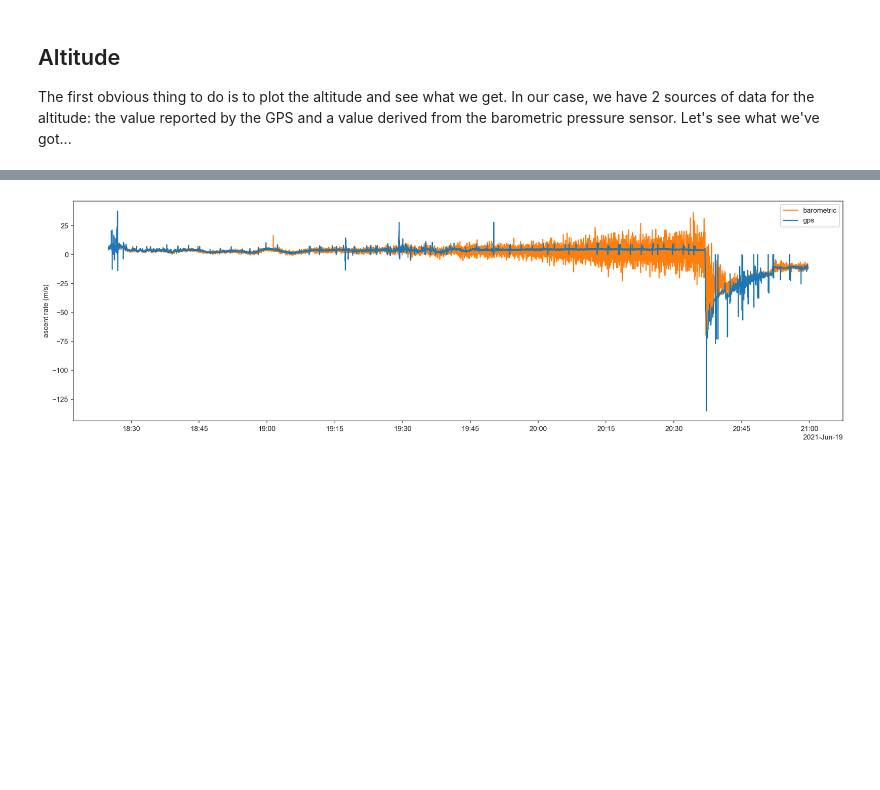
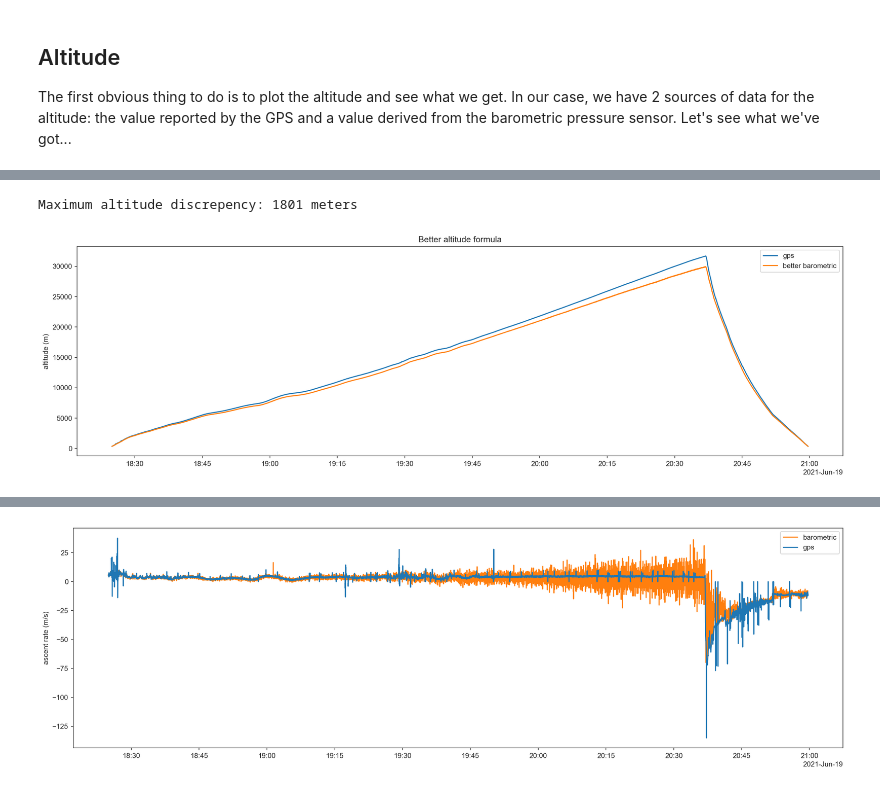
Before and after one commit to ungood/graupel-1, a Jupyter notebook: processing/DataAnalysis.ipynb, the cells around one changed output, grey strips where cells are left out. Cells and saved outputs as stored; diff of their text form; code cells hidden in the pictures; blank space fills up the shorter version.

```diff
--- a/processing/DataAnalysis.ipynb
+++ b/processing/DataAnalysis.ipynb
@@ -247,0 +230,39 @@ plt.show()
+# %%
+import math
+
+universal_gas_constant = 8.31432 # R, N*m/mol*K
+molar_mass = 0.0289644 # M, kg/mol
+gravitational_acceleration = 9.80665 # g0, m/s^2
+# R / g0 * M
+altitude_constants = -1.0 * universal_gas_constant / (gravitational_acceleration * molar_mass)
+
+def calc_altitude(pressure):
+    layer = isa['base_pressure_Pa'].searchsorted(pressure)
+    parameters = isa.iloc[layer]
+    base_altitude = parameters['geopotential_altitude_m']
+    base_temperature = parameters['base_temperature_K']
+    pressure_ratio = pressure / parameters['base_pressure_Pa']
+    lapse_rate = parameters['lapse_rate_K_m']
+
+    if lapse_rate == 0:
+        factor = altitude_constants * base_temperature
+        return base_altitude + factor * math.log(pressure_ratio)
+    else:
+        factor = base_temperature / lapse_rate
+        exponent = altitude_constants * lapse_rate
+        return base_altitude + factor * (pow(pressure_ratio, exponent)-1)
+
+calc_altitude = np.vectorize(calc_altitude)
+# %%
+mission_data['better_pressure_altitude_m'] = calc_altitude(mission_data['pressure_Pa'])
+ax = pretty_plots()
+ax.plot(mission_data[['gps_altitude_m', 'better_pressure_altitude_m']])
+ax.set_ylabel("altitude (m)")
+ax.legend(["gps", "better barometric"])
+ax.set_title("Better altitude formula")
+
+difference = (mission_data["gps_altitude_m"] - mission_data["better_pressure_altitude_m"]).max()
+print(f"Maximum altitude discrepency: {difference:.0f} meters")
+# %% [output]
+Maximum altitude discrepency: 1801 meters
+[figure, added]
```
Also changed, not shown: parts of 38 cells of this notebook, 8 other files.
